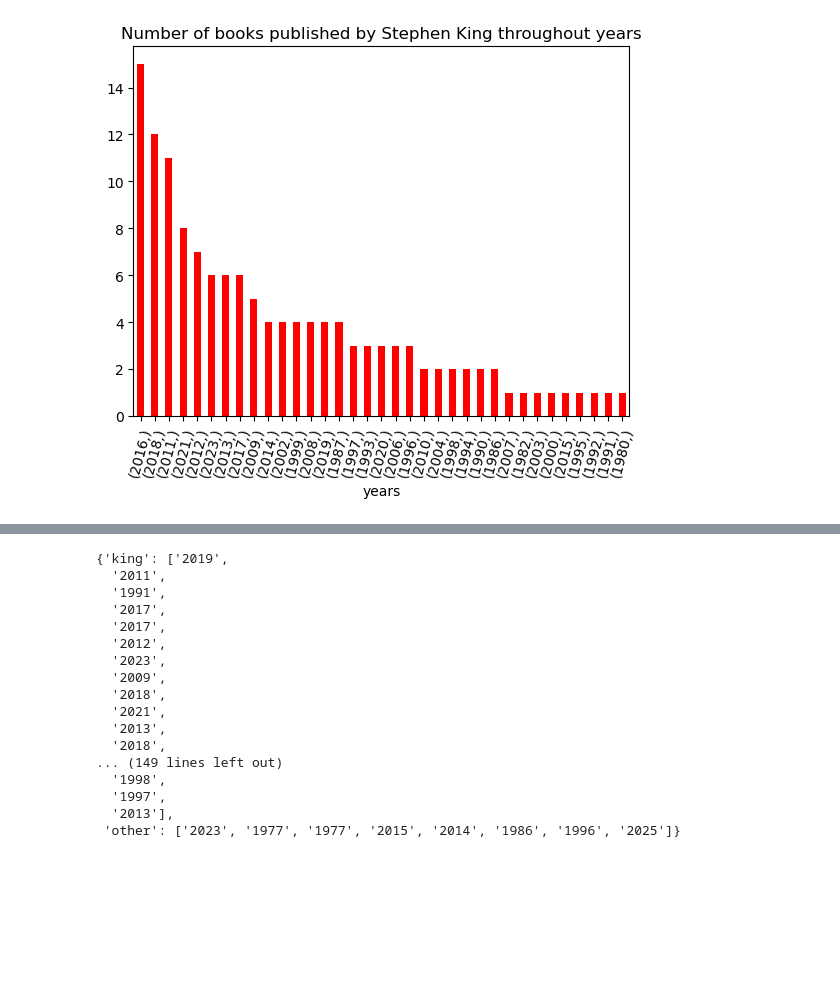
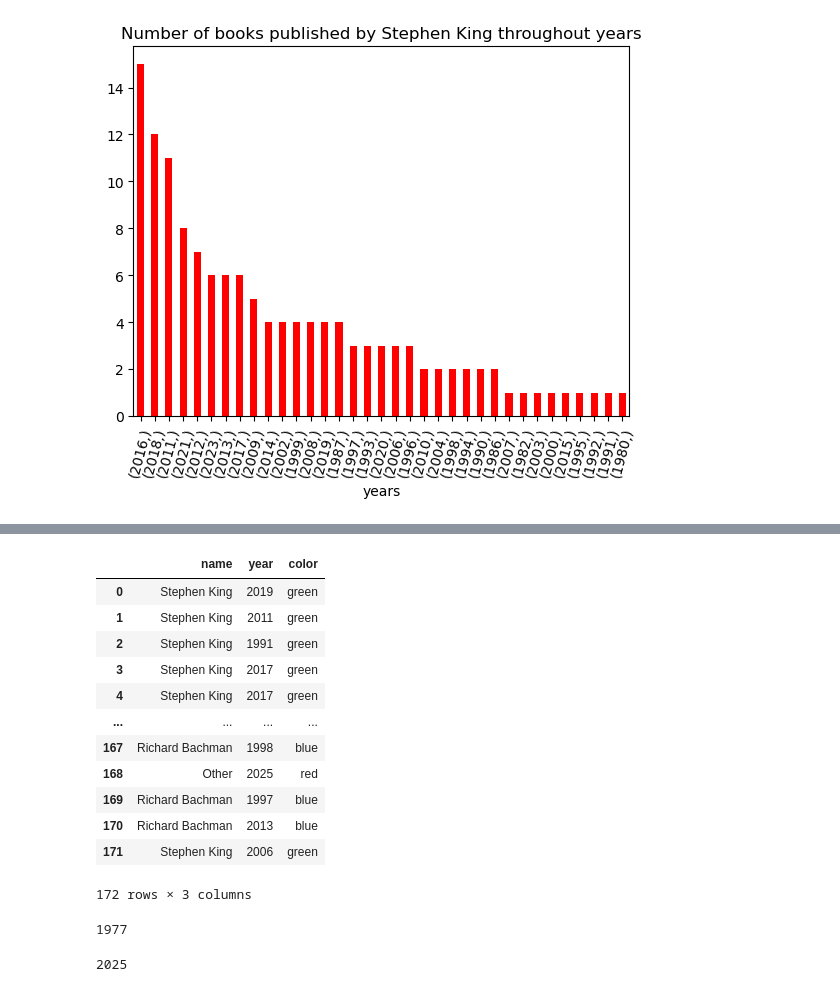
Before and after one commit to MichaelaKiana/Project-3, a Jupyter notebook: static/data/charts/charts.ipynb, the cells around one changed output, grey strips where cells are left out. Cells and saved outputs as stored; diff of their text form; code cells hidden in the pictures; blank space fills up the shorter version.

```diff
--- a/static/data/charts/charts.ipynb
+++ b/static/data/charts/charts.ipynb
@@ -84,37 +101,21 @@ for x in db['king-bachman'].find({}):
     # if there is no published date it does nothing
     try:
         if 'Stephen King' in x['volumeInfo']['authors']:
-            king_dates.append(x['volumeInfo']['publishedDate'].split('-')[0])
+            king_dates.append(int(x['volumeInfo']['publishedDate'].split('-')[0]))
         elif 'Richard Bachman' in x['volumeInfo']['authors']:
-            bachman_dates.append(x['volumeInfo']['publishedDate'].split('-')[0])
+            bachman_dates.append(int(x['volumeInfo']['publishedDate'].split('-')[0]))
         else:
-            other_dates.append(x['volumeInfo']['publishedDate'].split('-')[0])
+            other_dates.append(int(x['volumeInfo']['publishedDate'].split('-')[0]))
 
     except:
         pass
+
+import json
+
 data = {
         'king': king_dates,
         'bachman': bachman_dates,
         'other': other_dates,
     }
-data
-
-pd.DataFrame({x:data for x in data}.items(),columns=['year', 'books published']).set_index('year').sort_index().plot(kind='line', color='r', title= "Number of books published by Stephen King,Richard Bachman and co authors")
+with open('author_dates.json', 'w') as f:
+    json.dump(data, f)
-# %% [output]
-{'king': ['2019',
-  '2011',
-  '1991',
-  '2017',
-  '2017',
-  '2012',
-  '2023',
-  '2009',
-  '2018',
-  '2021',
-  '2013',
-  '2018',
-... (149 lines left out)
-  '1998',
-  '1997',
-  '2013'],
- 'other': ['2023', '1977', '1977', '2015', '2014', '1986', '1996', '2025']}
@@ -122,0 +122,37 @@ pd.DataFrame({x:data for x in data}.items(),columns=['year', 'books published'])
+# %%
+#pd.DataFrame({x:publish_dates.count(x) for x in publish_dates}.items(), columns=['year', 'count']).set_index('year').sort_index().plot(kind='line')
+data = []
+for x in db['king-bachman'].find({}):
+    try:
+        if 'Stephen King' in x['volumeInfo']['authors']:
+            data.append(('Stephen King', int(x['volumeInfo']['publishedDate'].split('-')[0]), "green"))
+        elif 'Richard Bachman' in x['volumeInfo']['authors']:
+            data.append(('Richard Bachman', int(x['volumeInfo']['publishedDate'].split('-')[0]), "blue"))
+        else:
+            data.append(('Other', int(x['volumeInfo']['publishedDate'].split('-')[0]), "red"))
+    except:
+        pass
+df = pd.DataFrame(data, columns=['name', 'year', 'color'])
+df
+# %% [output]
+|  | name | year | color |
+| 0 | Stephen King | 2019 | green |
+| 1 | Stephen King | 2011 | green |
+| 2 | Stephen King | 1991 | green |
+| 3 | Stephen King | 2017 | green |
+| 4 | Stephen King | 2017 | green |
+| ... | ... | ... | ... |
+| 167 | Richard Bachman | 1998 | blue |
+| 168 | Other | 2025 | red |
+| 169 | Richard Bachman | 1997 | blue |
+| 170 | Richard Bachman | 2013 | blue |
+| 171 | Stephen King | 2006 | green |
+172 rows × 3 columns
+# %%
+df['year'].min()
+# %% [output]
+1977
+# %%
+df['year'].max()
+# %% [output]
+2025
```
Also changed, not shown: parts of 8 cells of this notebook, 6 other files.
